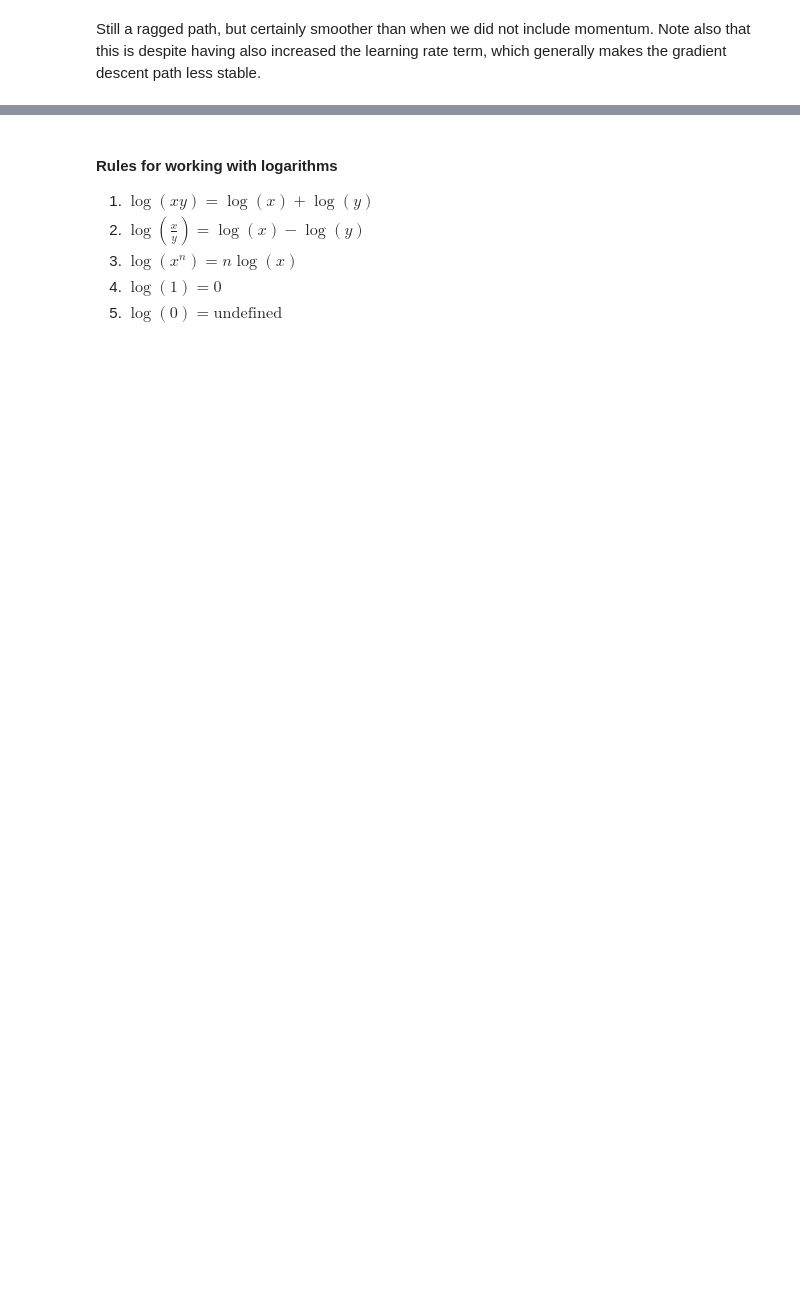
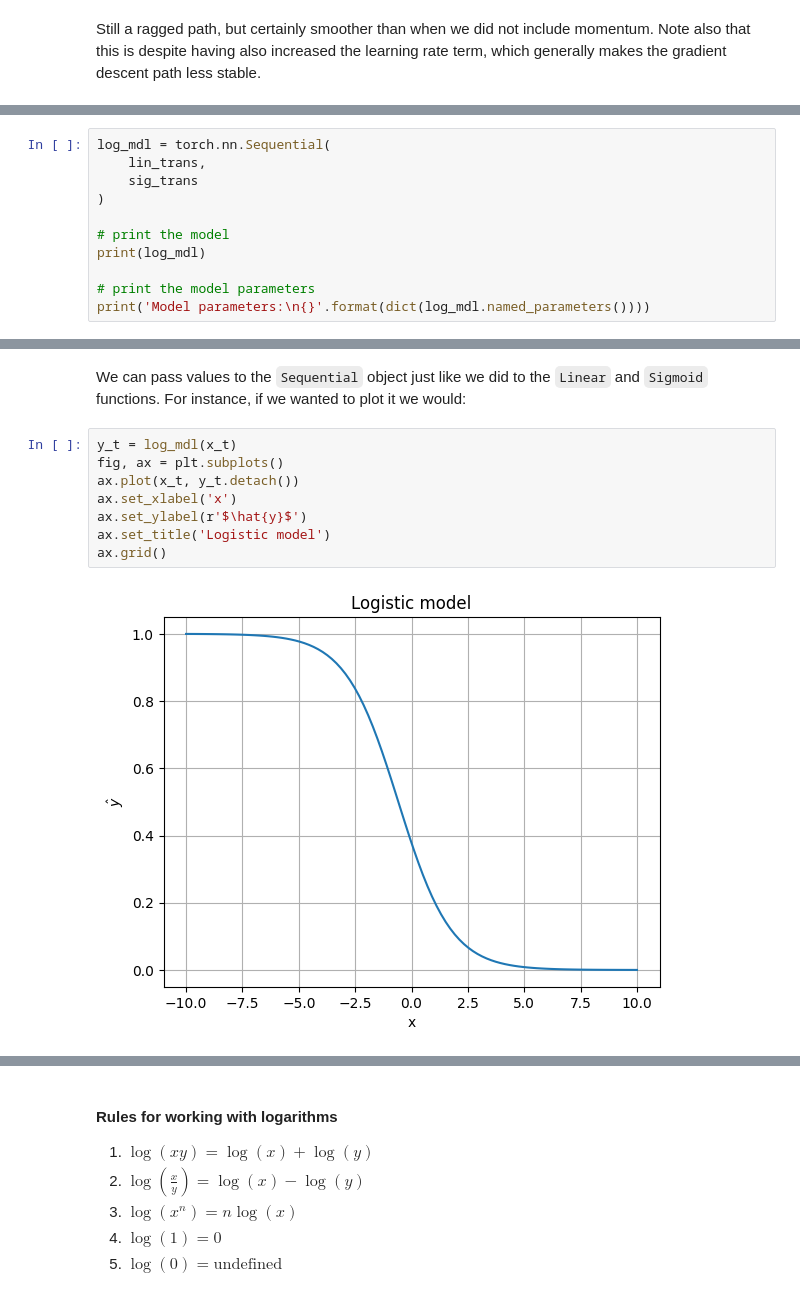
Before and after one commit to dbheadley/DecodingTheBrain, a Jupyter notebook: Week4/notes.ipynb, the cells around one changed output, grey strips where cells are left out. Cells and saved outputs as stored; diff of their text form; blank space fills up the shorter version.

```diff
--- a/Week4/notes.ipynb
+++ b/Week4/notes.ipynb
@@ -1102,0 +1393,11 @@ Still a ragged path, but certainly smoother than when we did not include momentu
+# %%
+log_mdl = torch.nn.Sequential(
+    lin_trans,
+    sig_trans
+)
+
+# print the model
+print(log_mdl)
+
+# print the model parameters
+print('Model parameters:\n{}'.format(dict(log_mdl.named_parameters())))
@@ -1102,0 +1413,12 @@ Still a ragged path, but certainly smoother than when we did not include momentu
+# %% [markdown]
+We can pass values to the `Sequential` object just like we did to the `Linear` and `Sigmoid` functions. For instance, if we wanted to plot it we would:
+# %%
+y_t = log_mdl(x_t)
+fig, ax = plt.subplots()
+ax.plot(x_t, y_t.detach())
+ax.set_xlabel('x')
+ax.set_ylabel(r'$\hat{y}$')
+ax.set_title('Logistic model')
+ax.grid()
+# %% [output]
+[figure, added]
```
Also changed, not shown: parts of 46 cells of this notebook, 1 other file.
